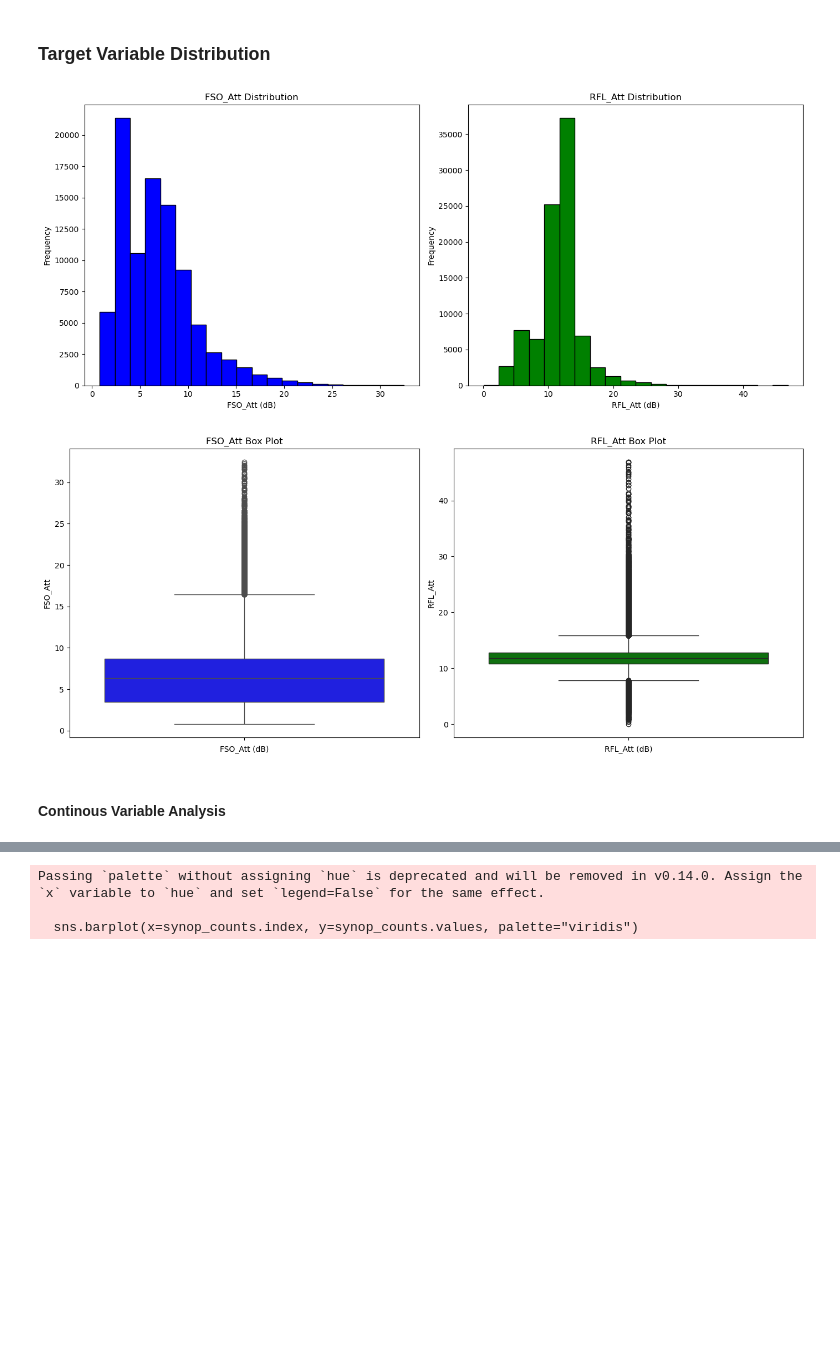
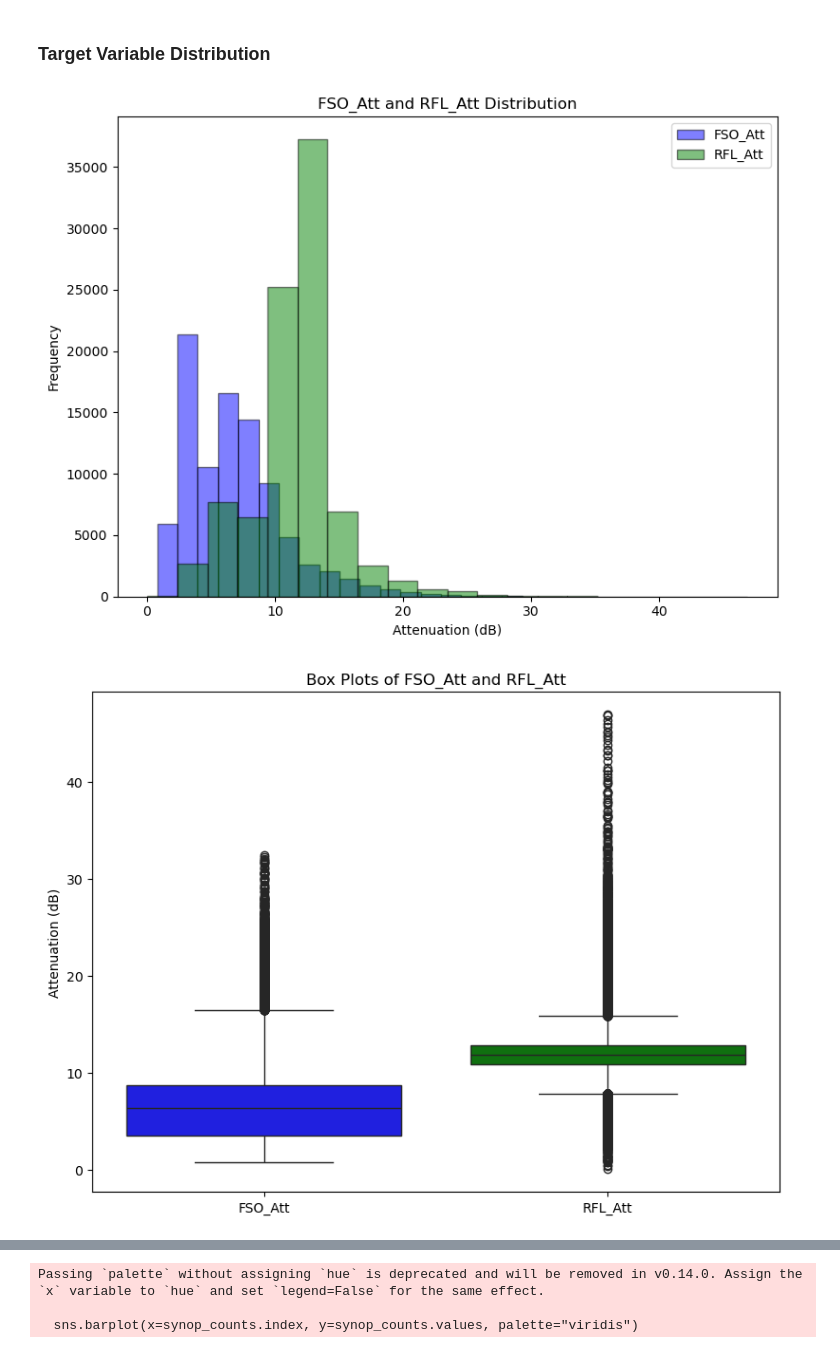
Before and after one commit to shavinkalu23/predictive_modelling_link_attenuation, a Jupyter notebook: main.ipynb, the cells around one changed output, grey strips where cells are left out. Drawn from its saved outputs; the diff is of its cells as text; code cells hidden in the pictures; blank space fills up the shorter version.

```diff
--- a/eda.ipynb
+++ b/main.ipynb
@@ -60,46 +60,45 @@ Similarly for RFL_Att, Rain and particulate feature show a positive correlation
 # %% [markdown]
  ### Target Variable Distribution
 # %%
-# Histograms
-fig, axes = plt.subplots(1, 2, figsize=(14, 6))
+import matplotlib.pyplot as plt
+import seaborn as sns
+
+# Single Axes for Histograms
+fig, ax = plt.subplots(figsize=(8, 6))
 data['FSO_Att'].plot(
     kind='hist',
-    ax=axes[0],
-    title='FSO_Att Distribution',
+    ax=ax,
     color='blue',
     edgecolor='black',
-    bins=20
+    alpha=0.5,  # Set translucency
+    bins=20,
+    label='FSO_Att'
 )
-axes[0].set_xlabel('FSO_Att (dB)')
-axes[0].set_ylabel('Frequency')
-
 data['RFL_Att'].plot(
     kind='hist',
-    ax=axes[1],
-    title='RFL_Att Distribution',
+    ax=ax,
     color='green',
     edgecolor='black',
-    bins=20
+    alpha=0.5,  # Set translucency
+    bins=20,
+    label='RFL_Att'
 )
-axes[1].set_xlabel('RFL_Att (dB)')
-axes[1].set_ylabel('Frequency')
-
+ax.set_title('FSO_Att and RFL_Att Distribution')
+ax.set_xlabel('Attenuation (dB)')
+ax.set_ylabel('Frequency')
+ax.legend()
 plt.tight_layout()
 plt.show()
 
-# Box Plots
-fig, axes = plt.subplots(1, 2, figsize=(14, 6))
-sns.boxplot(data['FSO_Att'], ax=axes[0], color='blue').set_title('FSO_Att Box Plot')
-axes[0].set_xlabel('FSO_Att (dB)')
-
-sns.boxplot(data['RFL_Att'], ax=axes[1], color='green').set_title('RFL_Att Box Plot')
-axes[1].set_xlabel('RFL_Att (dB)')
-
+# Single Axes for Box Plots
+fig, ax = plt.subplots(figsize=(8, 6))
+sns.boxplot(data=data[['FSO_Att', 'RFL_Att']], palette=['blue', 'green'], ax=ax)
+ax.set_title('Box Plots of FSO_Att and RFL_Att')
+ax.set_xticklabels(['FSO_Att', 'RFL_Att'])
+ax.set_ylabel('Attenuation (dB)')
 plt.tight_layout()
 plt.show()
 # %% [output]
-[figure, old version]
+[figure, new version]
-[figure, old version]
+[figure, new version]
-# %% [markdown]
-#### Continous Variable Analysis
 # %% [markdown]
```
Also changed, not shown: parts of 13 cells of this notebook, 5 other files.
